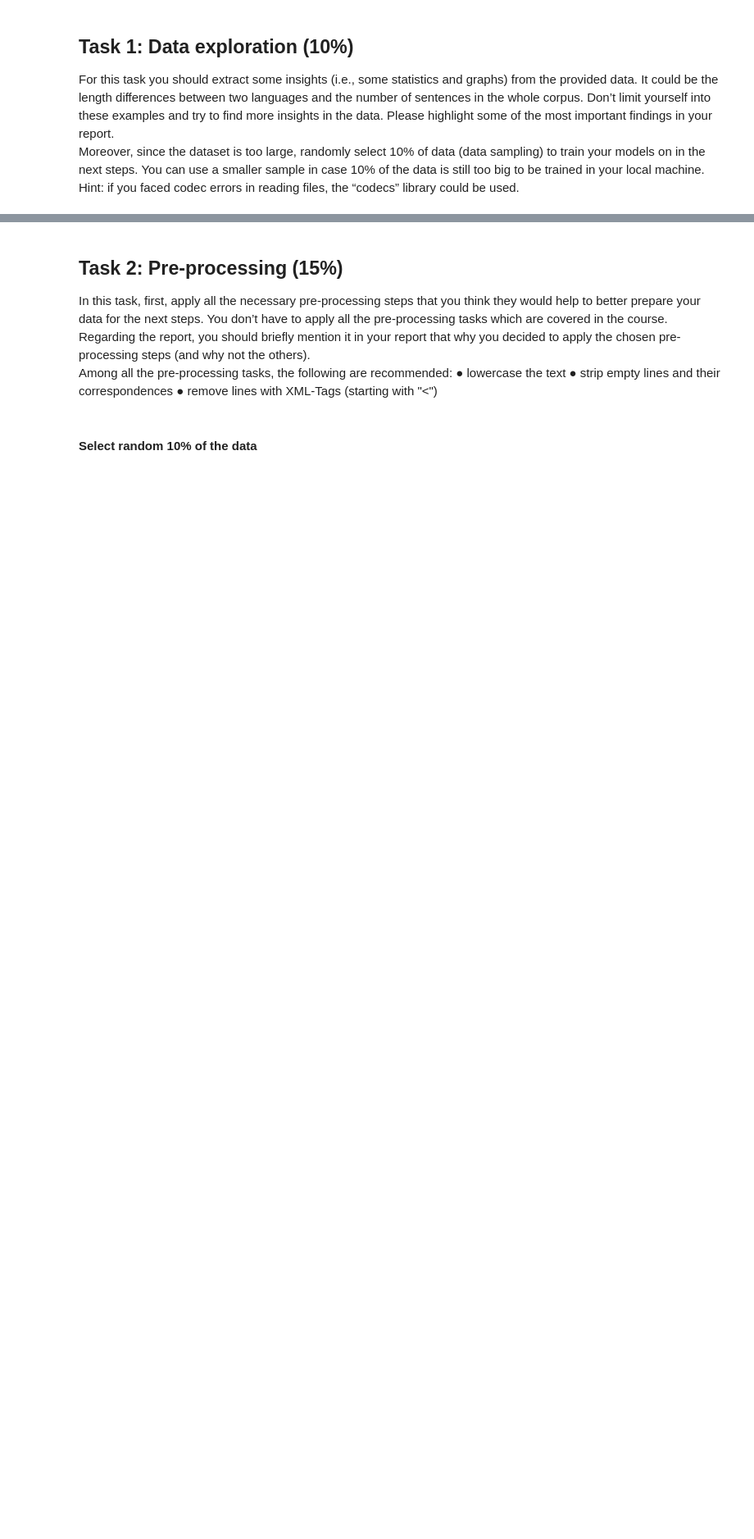
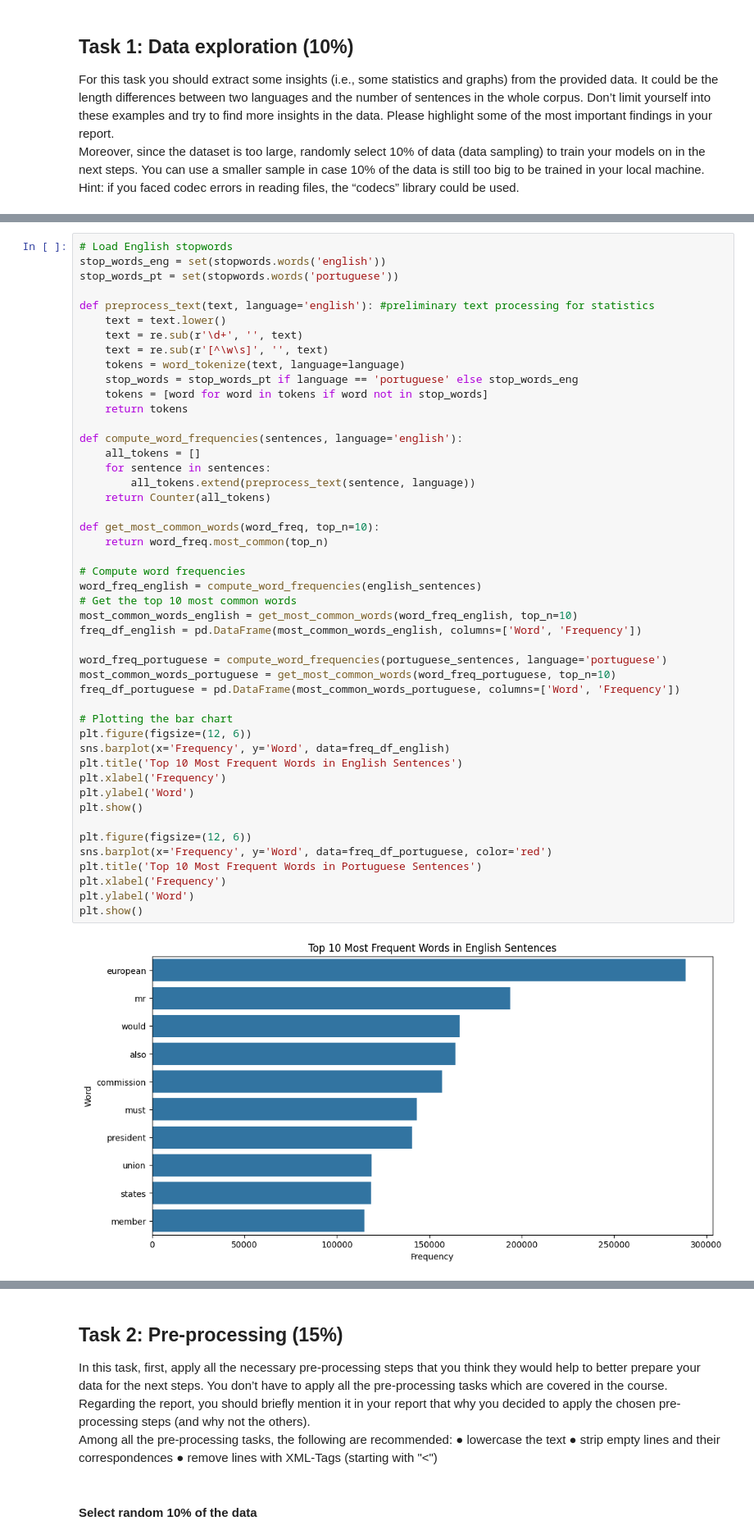
Before and after one commit to marleenlki/NLP_Project2_6_Marleen_Lukei, a Jupyter notebook: Project 2_6.ipynb, the cells around one changed output, grey strips where cells are left out. Shown at 82% size. Saved outputs shown, nothing was run; the diff lists cells and outputs as text; blank space fills up the shorter version.

```diff
--- a/Project 2_6.ipynb
+++ b/Project 2_6.ipynb
@@ -55,0 +198,49 @@ plt.show()
+# %%
+# Load English stopwords
+stop_words_eng = set(stopwords.words('english'))
+stop_words_pt = set(stopwords.words('portuguese'))
+
+def preprocess_text(text, language='english'): #preliminary text processing for statistics
+    text = text.lower()
+    text = re.sub(r'\d+', '', text)
+    text = re.sub(r'[^\w\s]', '', text)
+    tokens = word_tokenize(text, language=language)
+    stop_words = stop_words_pt if language == 'portuguese' else stop_words_eng
+    tokens = [word for word in tokens if word not in stop_words]
+    return tokens
+
+def compute_word_frequencies(sentences, language='english'):
+    all_tokens = []
+    for sentence in sentences:
+        all_tokens.extend(preprocess_text(sentence, language))
+    return Counter(all_tokens)
+
+def get_most_common_words(word_freq, top_n=10):
+    return word_freq.most_common(top_n)
+
+# Compute word frequencies
+word_freq_english = compute_word_frequencies(english_sentences)
+# Get the top 10 most common words
+most_common_words_english = get_most_common_words(word_freq_english, top_n=10)
+freq_df_english = pd.DataFrame(most_common_words_english, columns=['Word', 'Frequency'])
+
+word_freq_portuguese = compute_word_frequencies(portuguese_sentences, language='portuguese')
+most_common_words_portuguese = get_most_common_words(word_freq_portuguese, top_n=10)
+freq_df_portuguese = pd.DataFrame(most_common_words_portuguese, columns=['Word', 'Frequency'])
+
+# Plotting the bar chart
+plt.figure(figsize=(12, 6))
+sns.barplot(x='Frequency', y='Word', data=freq_df_english)
+plt.title('Top 10 Most Frequent Words in English Sentences')
+plt.xlabel('Frequency')
+plt.ylabel('Word')
+plt.show()
+
+plt.figure(figsize=(12, 6))
+sns.barplot(x='Frequency', y='Word', data=freq_df_portuguese, color='red')
+plt.title('Top 10 Most Frequent Words in Portuguese Sentences')
+plt.xlabel('Frequency')
+plt.ylabel('Word')
+plt.show()
+# %% [output]
+[figure, added]
```
Also changed, not shown: parts of 69 cells of this notebook, 27 other files.
